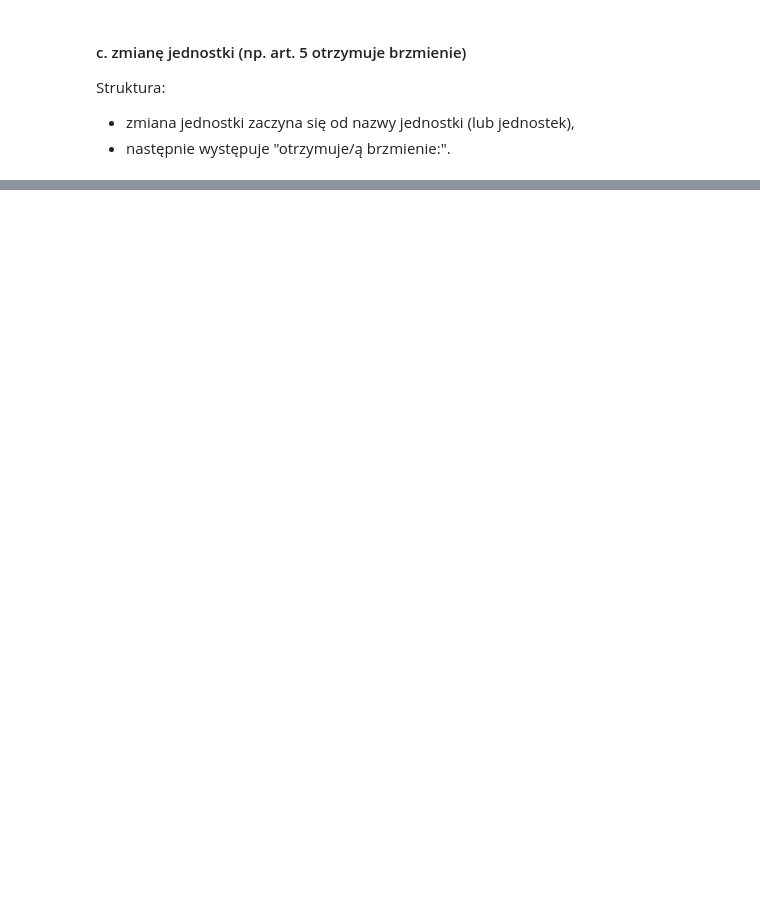
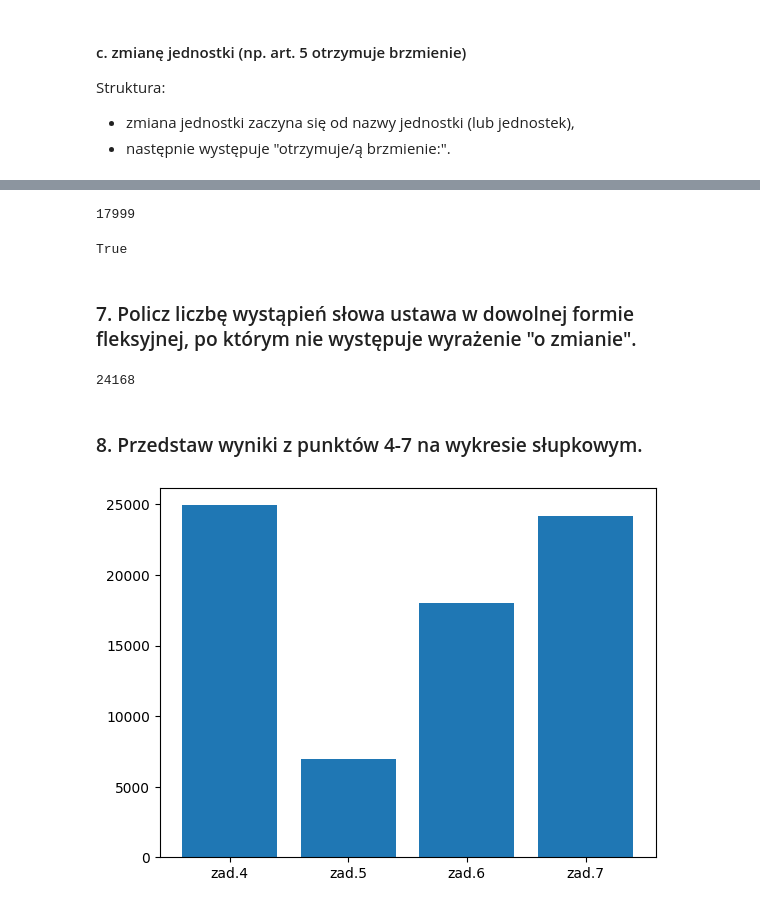
Before and after one commit to mwojtulewicz/agh-nlp, a Jupyter notebook: 01-regex/regex.ipynb, the cells around one changed output, grey strips where cells are left out. Cells and saved outputs as stored; diff of their text form; code cells hidden in the pictures; blank space fills up the shorter version.

```diff
--- a/01-regex/regex.ipynb
+++ b/01-regex/regex.ipynb
@@ -99,0 +197,3 @@ out1c = find_occurences(pattern=r1c, limit=10)
+# %%
+out4 = sum(count_matches(pattern=r4).values())
+out4
@@ -99,0 +204,5 @@ out1c = find_occurences(pattern=r1c, limit=10)
+# %%
+r5 = r"(?i)\bustaw(?:a|y|ie|ę|ą|o|om|ami|ach|)\b z dnia"
+
+out5 = sum(count_matches(pattern=r5).values())
+out5
@@ -99,0 +213,28 @@ out1c = find_occurences(pattern=r1c, limit=10)
+# %%
+r6 = r"(?i)\bustaw(?:a|y|ie|ę|ą|o|om|ami|ach|)\b(?! z dnia)"
+
+out6 = sum(count_matches(pattern=r6).values())
+out6
+# %% [output]
+17999
+# %%
+out4 == out5 + out6
+# %% [output]
+True
+# %% [markdown]
+### 7. Policz liczbę wystąpień słowa ustawa w dowolnej formie fleksyjnej, po którym nie występuje wyrażenie "o zmianie".
+# %%
+r7 = r"(?i)(?<!o zmianie )\bustaw(?:a|y|ie|ę|ą|o|om|ami|ach|)\b"
+
+out7 = sum(count_matches(pattern=r7).values())
+out7
+# %% [output]
+24168
+# %% [markdown]
+### 8. Przedstaw wyniki z punktów 4-7 na wykresie słupkowym.
+# %%
+plt.bar(range(4), [out4, out5, out6, out7])
+plt.xticks(range(4), [f"zad.{n}" for n in range(4, 8)])
+plt.show()
+# %% [output]
+[figure, added]
```
Also changed, not shown: parts of 17 cells of this notebook.
